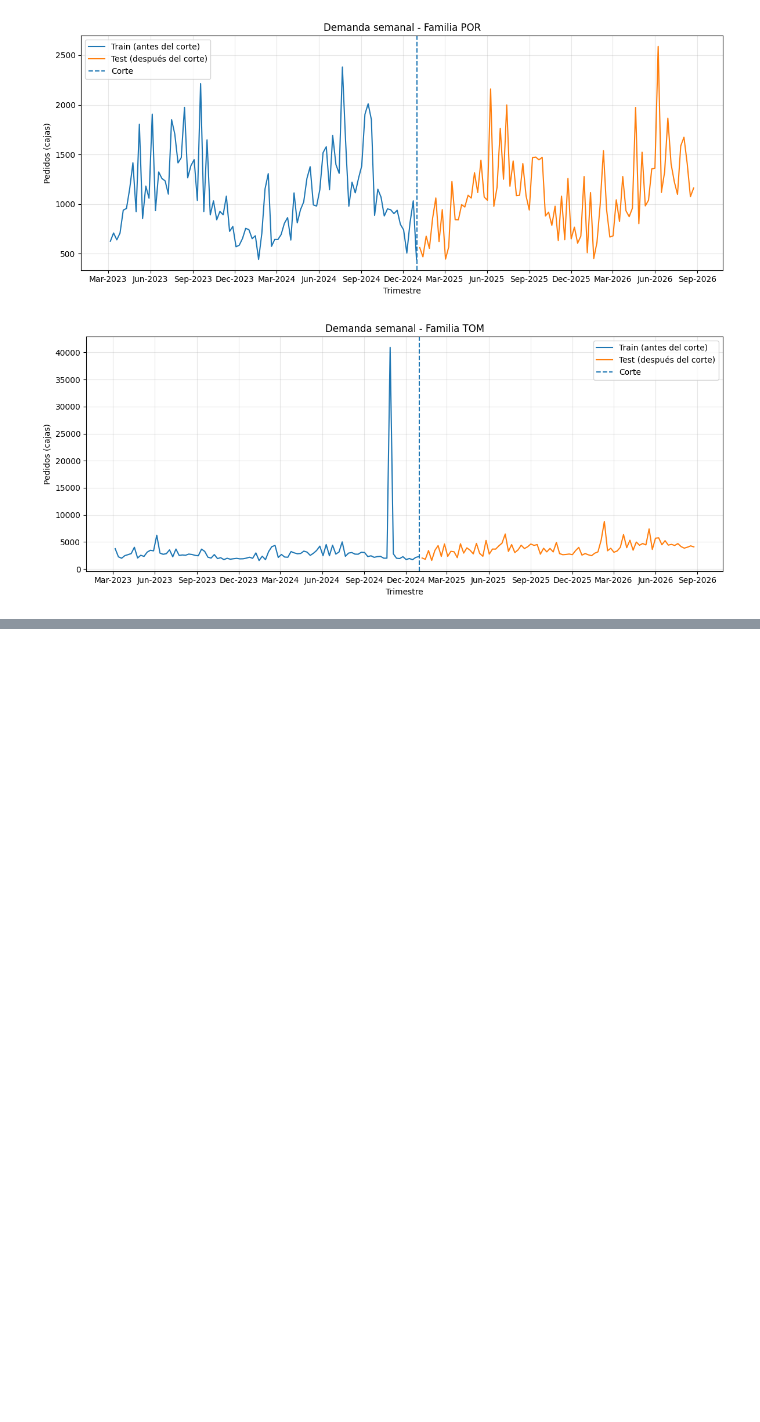
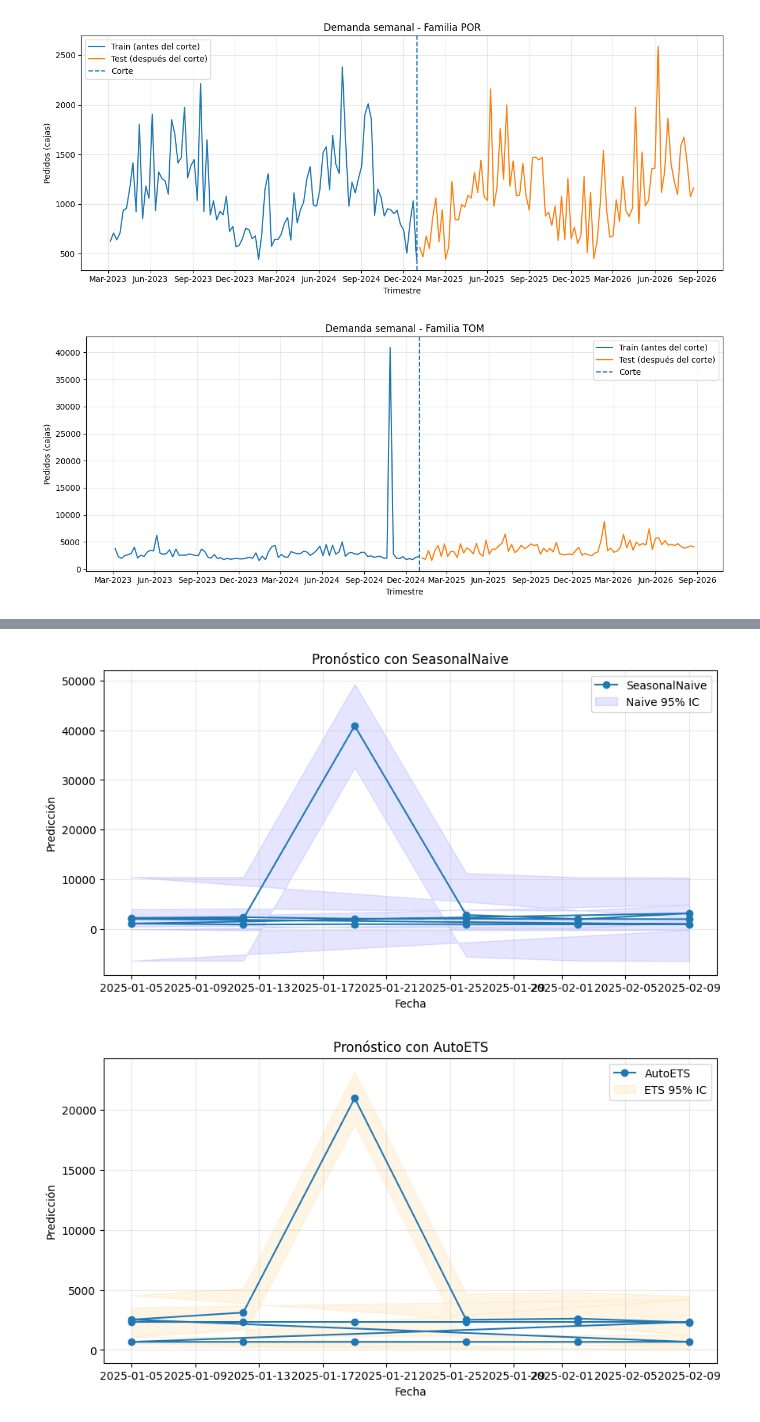
Before and after one commit to BenjaminOrtizO/Estudio, a Jupyter notebook: EjercicioPPTPronostico.ipynb, the cells around one changed output, grey strips where cells are left out. Saved outputs shown, nothing was run; the diff lists cells and outputs as text; code cells hidden in the pictures; blank space fills up the shorter version.

```diff
--- a/EjercicioPPTPronostico.ipynb
+++ b/EjercicioPPTPronostico.ipynb
@@ -164,3 +184,30 @@ AutoETS(season_length=12)], #ETSelegidoporAICc
 freq='W')
 sf.fit(df_train)
 fc=sf.predict(h=6,level=[80, 95]) #punto+intervalos80/95%
+# %%
+# Pronósticos Naive
+plt.figure(figsize=(10,5))
+plt.plot(fc['ds'], fc['SeasonalNaive'], label='SeasonalNaive', marker='o')
+plt.fill_between(fc['ds'], fc['SeasonalNaive-lo-95'], fc['SeasonalNaive-hi-95'],
+                 color='blue', alpha=0.1, label='Naive 95% IC')
+plt.title("Pronóstico con SeasonalNaive")
+plt.xlabel("Fecha")
+plt.ylabel("Predicción")
+plt.legend()
+plt.grid(alpha=0.3)
+plt.show()
+
+# Pronósticos AutoETS
+plt.figure(figsize=(10,5))
+plt.plot(fc['ds'], fc['AutoETS'], label='AutoETS', marker='o')
+plt.fill_between(fc['ds'], fc['AutoETS-lo-95'], fc['AutoETS-hi-95'],
+                 color='orange', alpha=0.1, label='ETS 95% IC')
+plt.title("Pronóstico con AutoETS")
+plt.xlabel("Fecha")
+plt.ylabel("Predicción")
+plt.legend()
+plt.grid(alpha=0.3)
+plt.show()
+# %% [output]
+[figure, added]
+[figure, added]
```
Also changed, not shown: parts of 9 cells of this notebook.
